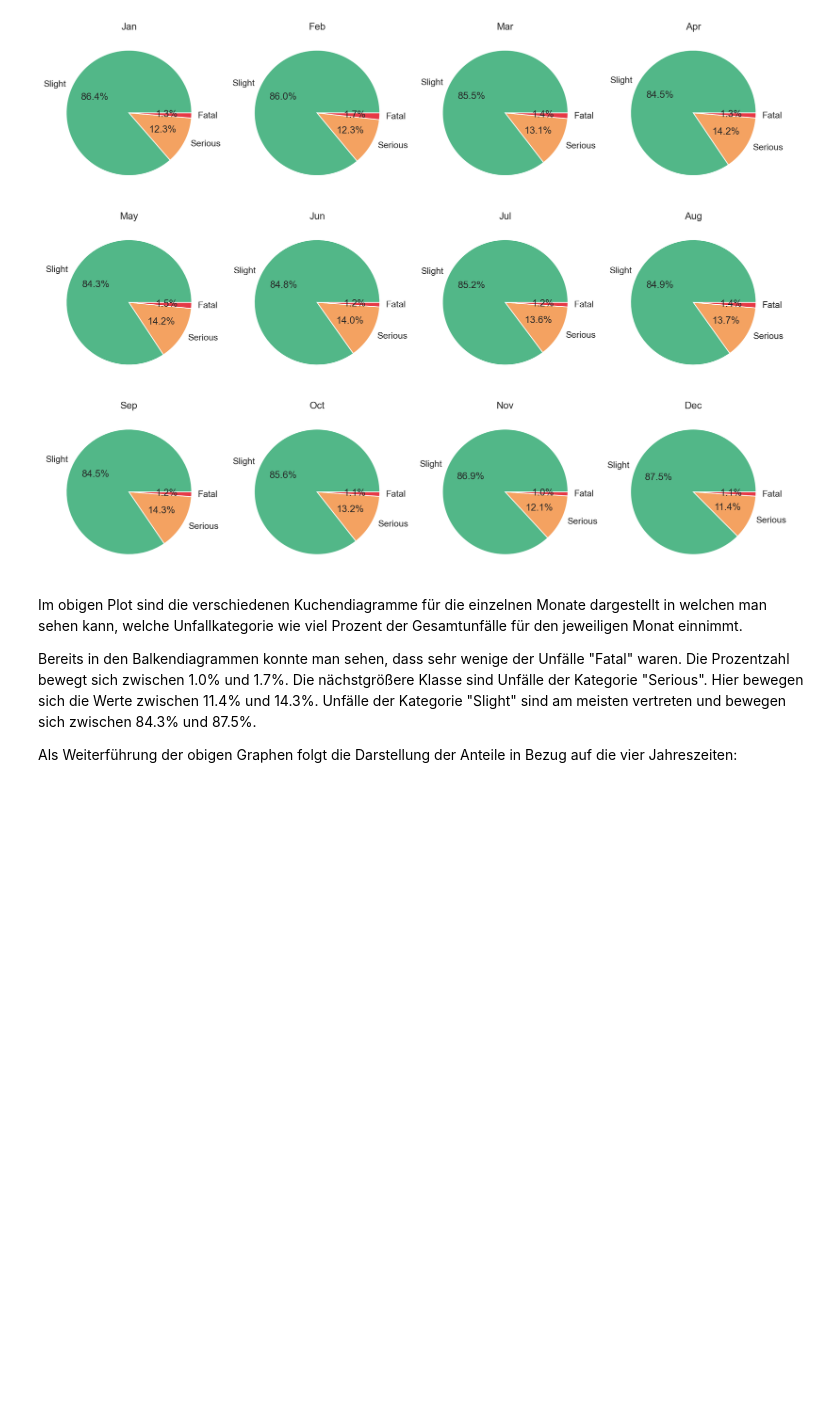
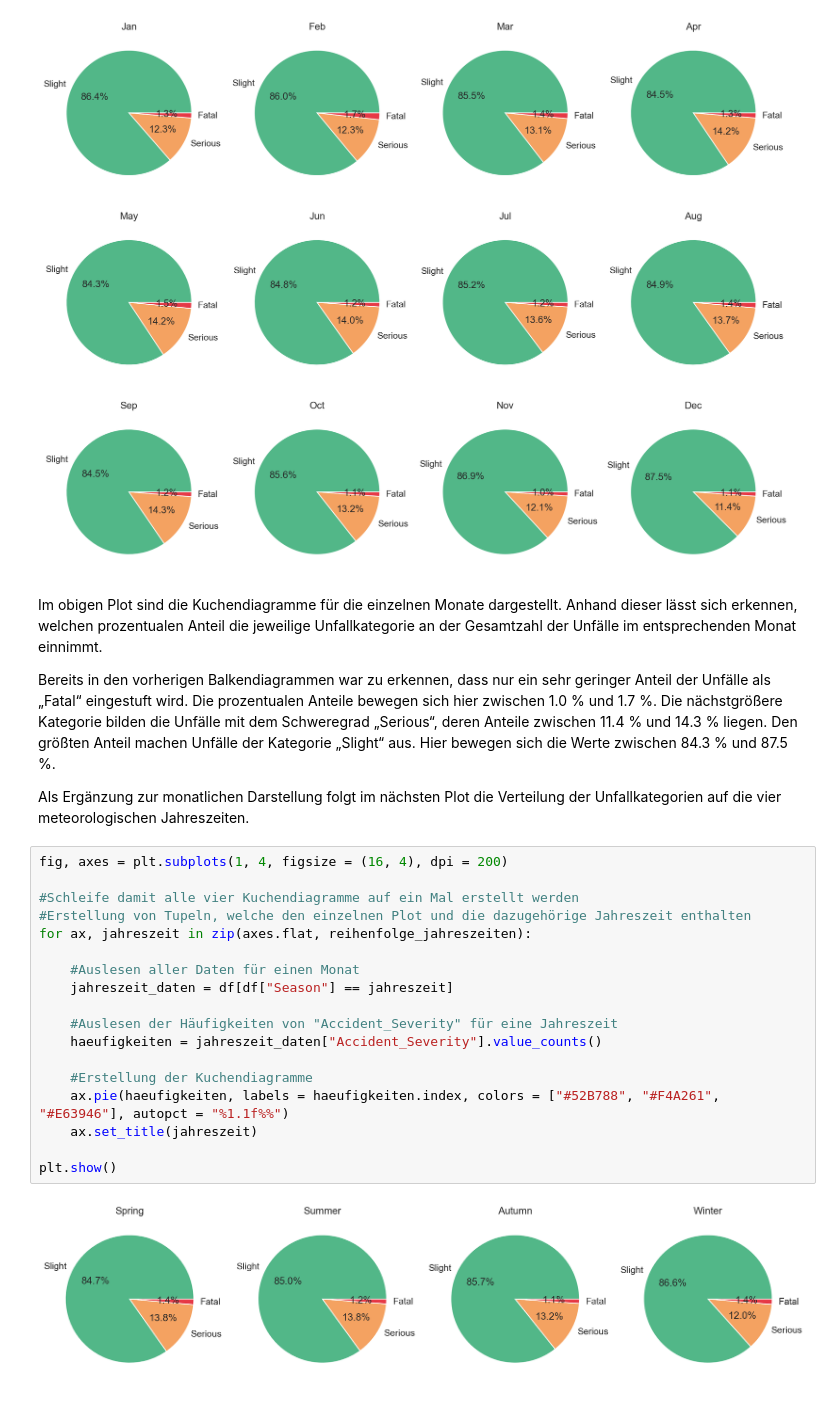
Before and after one commit to DamianM0N/Road-Accident-Dataset-deskriptive-Analyse, a Jupyter notebook: Projekt.ipynb, the cells around one changed output. Drawn from its saved outputs; the diff is of its cells as text; blank space fills up the shorter version.

```diff
--- a/Projekt.ipynb
+++ b/Projekt.ipynb
@@ -487,8 +509,28 @@ plt.show()
 # %% [output]
 [figure]
 # %% [markdown]
-Im obigen Plot sind die verschiedenen Kuchendiagramme für die einzelnen Monate dargestellt in welchen man sehen kann, welche Unfallkategorie wie viel Prozent der Gesamtunfälle für den jeweiligen Monat einnimmt.
+Im obigen Plot sind die Kuchendiagramme für die einzelnen Monate dargestellt. Anhand dieser lässt sich erkennen, welchen prozentualen Anteil die jeweilige Unfallkategorie an der Gesamtzahl der Unfälle im entsprechenden Monat einnimmt.
 
-Bereits in den Balkendiagrammen konnte man sehen, dass sehr wenige der Unfälle "Fatal" waren. Die Prozentzahl bewegt sich zwischen 1.0% und 1.7%. Die nächstgrößere Klasse sind Unfälle der Kategorie "Serious". Hier bewegen sich die Werte zwischen 11.4% und 14.3%. Unfälle der Kategorie "Slight" sind am meisten vertreten und bewegen sich zwischen 84.3% und 87.5%.
+Bereits in den vorherigen Balkendiagrammen war zu erkennen, dass nur ein sehr geringer Anteil der Unfälle als „Fatal“ eingestuft wird. Die prozentualen Anteile bewegen sich hier zwischen 1.0 % und 1.7 %. Die nächstgrößere Kategorie bilden die Unfälle mit dem Schweregrad „Serious“, deren Anteile zwischen 11.4 % und 14.3 % liegen. Den größten Anteil machen Unfälle der Kategorie „Slight“ aus. Hier bewegen sich die Werte zwischen 84.3 % und 87.5 %.
 
-Als Weiterführung der obigen Graphen folgt die Darstellung der Anteile in Bezug auf die vier Jahreszeiten:
+Als Ergänzung zur monatlichen Darstellung folgt im nächsten Plot die Verteilung der Unfallkategorien auf die vier meteorologischen Jahreszeiten.
+# %%
+fig, axes = plt.subplots(1, 4, figsize = (16, 4), dpi = 200)
+
+#Schleife damit alle vier Kuchendiagramme auf ein Mal erstellt werden
+#Erstellung von Tupeln, welche den einzelnen Plot und die dazugehörige Jahreszeit enthalten
+for ax, jahreszeit in zip(axes.flat, reihenfolge_jahreszeiten):
+
+    #Auslesen aller Daten für einen Monat
+    jahreszeit_daten = df[df["Season"] == jahreszeit]
+
+    #Auslesen der Häufigkeiten von "Accident_Severity" für eine Jahreszeit
+    haeufigkeiten = jahreszeit_daten["Accident_Severity"].value_counts()
+
+    #Erstellung der Kuchendiagramme
+    ax.pie(haeufigkeiten, labels = haeufigkeiten.index, colors = ["#52B788", "#F4A261", "#E63946"], autopct = "%1.1f%%")
+    ax.set_title(jahreszeit)
+
+plt.show()
+# %% [output]
+[figure, added]
```
Also changed, not shown: parts of 10 cells of this notebook.
